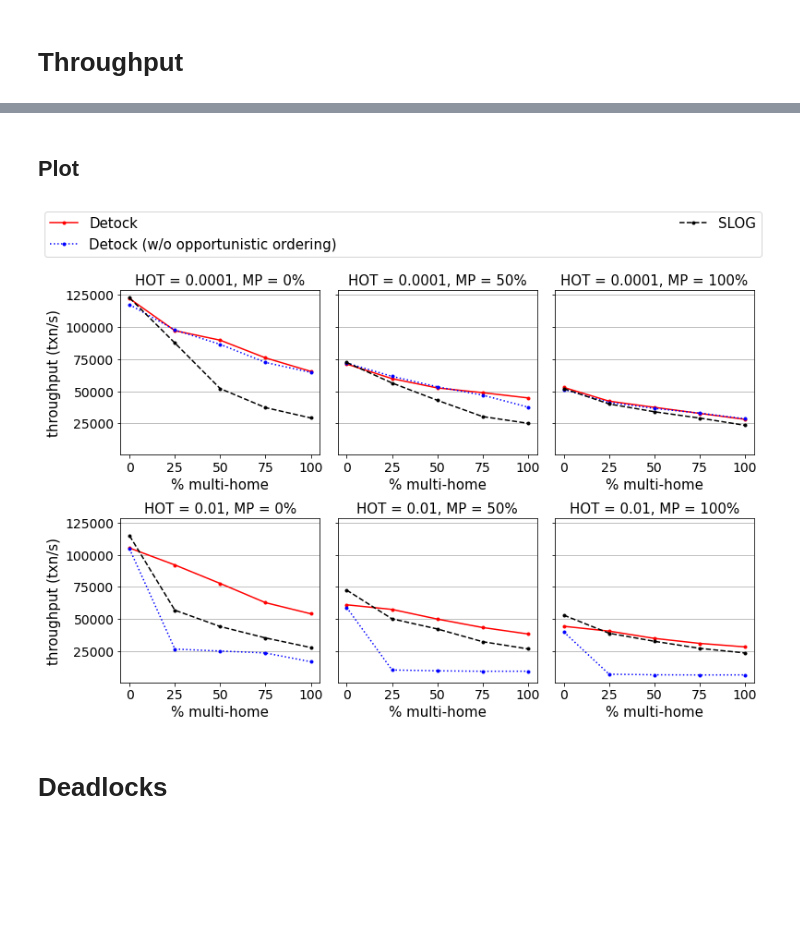
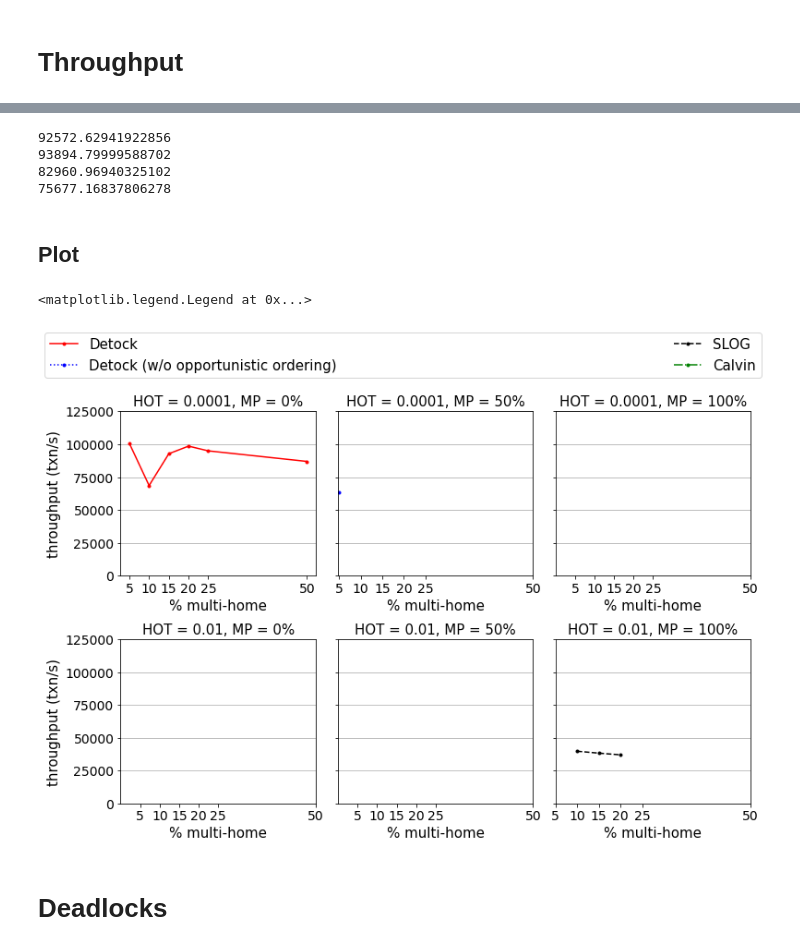
Before and after one commit to umd-dslam/DetockAnalysis, a Jupyter notebook: 1-Microbenchmark.ipynb, the cells around one changed output, grey strips where cells are left out. Drawn from its saved outputs; the diff is of its cells as text; code cells hidden in the pictures; blank space fills up the shorter version.

```diff
--- a/1-Microbenchmark.ipynb
+++ b/1-Microbenchmark.ipynb
@@ -32,9 +38,9 @@ plt.rc('legend', fontsize=15)
 # %% [markdown]
 # Throughput
 # %%
-THRP_PREFIX = "main/ycsb"
+THRP_PREFIX = "test/ycsb"
 
-IGNORE_CACHE = False
+IGNORE_CACHE = True
 
 thrp_index_df = from_cache_or_compute(
     f'{THRP_PREFIX}/index.parquet',
@@ -54,17 +72,21 @@ def compute_throughput(prefix):
         spark,
         prefix,
         start_offset_sec=10,
-        duration_sec=50
+        duration_sec=40,
     ).first().throughput
-    print(prefix, res)
     return res
 
 
 def compute_all_throughputs(index_df):
-    # Extract all prefixes in the index
-    throughput_df = index_df.loc[:, ["prefix"]]
+    prefix = list(index_df["prefix"])
+
     # Compute the throughput of each prefix
-    throughput_df["throughput"] = throughput_df.apply(lambda r : compute_throughput(r["prefix"]), axis=1)
+    with multiprocessing.pool.ThreadPool() as pool:
+        res = pool.map(compute_throughput, prefix)
+
+    # Construct a dataframe from the results
+    throughput_df = pd.DataFrame({"prefix": prefix, "throughput": res})
+
     # Associate metadata from the index to the throughputs
     return throughput_df.merge(index_df, on="prefix")
 
@@ -74,3 +96,5 @@ throughput_df = from_cache_or_compute(
     lambda: compute_all_throughputs(thrp_index_df),
     ignore_cache=IGNORE_CACHE,
 )
+
+throughput_df
@@ -77,9 +115,20 @@ throughput_df = from_cache_or_compute(
+# %%
+print(compute_throughput('file:/home/ctring/data/detock/test/ycsb/ddr_ts-hot10000mp0mh15'))
+print(compute_throughput('file:/home/ctring/data/detock/test/ycsb-5/ddr_ts-hot10000mp0mh15'))
+print(compute_throughput('file:/home/ctring/data/detock/test/ycsb-6/ddr_ts-hot10000mp0mh15'))
+print(compute_throughput('file:/home/ctring/data/detock/test/ycsb-7/ddr_ts-hot10000mp0mh15'))
+# %% [output]
+92572.62941922856
+93894.79999588702
+82960.96940325102
+75677.16837806278
 # %% [markdown]
 ## Plot
 # %%
 fig, axes = plt.subplots(2, 3, figsize=(11, 7), sharey=True)
 
-configs = ["ddr_ts.conf", "ddr_only.conf", "baseline.conf"]
+configs = ["ddr_ts.conf", "ddr_only.conf", "baseline.conf", "calvin.conf"]
+
 mp_pcts = sorted(throughput_df["wl:mp"].unique())
 mh_pcts = sorted(throughput_df["wl:mh"].unique())
 hots = sorted(throughput_df["wl:hot"].unique(), reverse=True)
@@ -87,37 +136,41 @@ hots = sorted(throughput_df["wl:hot"].unique(), reverse=True)
 ignored_configs = ['ddr_only_no_ddr.conf', 'ddr_ts_no_ddr.conf']
 
 config_to_label = {
     'baseline.conf': 'SLOG',
     'ddr_only.conf': 'Detock (w/o opportunistic ordering)',
-    'ddr_ts.conf': 'Detock'
+    'ddr_ts.conf': 'Detock',
+    "calvin.conf": 'Calvin',
 }
 
-pc = cycler(linestyle=['-', ':', '--']) + cycler(color='rbk')
+pc = cycler(linestyle=['-', ':', '--', '-.']) + cycler(color='rbkg')
 for ax_r in axes:
     for ax in ax_r:
         ax.set_prop_cycle(pc)
 
 for config in configs:
     if config in ignored_configs:
         continue
     for r, hot in enumerate(hots):
         for c, mp_pct in enumerate(mp_pcts):
             mask = (throughput_df["config_name"] == config) & (throughput_df["wl:mp"] == mp_pct) & (throughput_df["wl:hot"] == hot)
             label = config_to_label[config] if r == 0 and c == 0 else '_nolegend_'
             filtered = throughput_df[mask].sort_values("wl:mh")
             filtered.plot(ax=axes[r, c], x="wl:mh", y="throughput", label=label, marker='.', legend=False)
             axes[r, c].set_title(f"HOT = {1/hot}, MP = {mp_pct}%")
             axes[r, c].set_ylabel("throughput (txn/s)")
             axes[r, c].set_xlabel("% multi-home")
             axes[r, c].set_xticks(mh_pcts)
+            axes[r, c].set_ylim(0, 125000)
             axes[r, c].grid(axis='y')
 
 fig.tight_layout()
 fig.legend(bbox_to_anchor=(0, 1, 1, 0), loc='lower left', mode='expand', ncol=2)
 
-fig.savefig('output/micro-throughput.pdf', bbox_inches='tight')
+# fig.savefig('output/micro-throughput.pdf', bbox_inches='tight')
+# fig.savefig('output/micro-throughput.png', bbox_inches='tight')
 # %% [output]
+<matplotlib.legend.Legend at 0x...>
-[figure, old version]
+[figure, new version]
 # %% [markdown]
 # Deadlocks
 # %%
```
Also changed, not shown: parts of 10 cells of this notebook, 16 other files.
